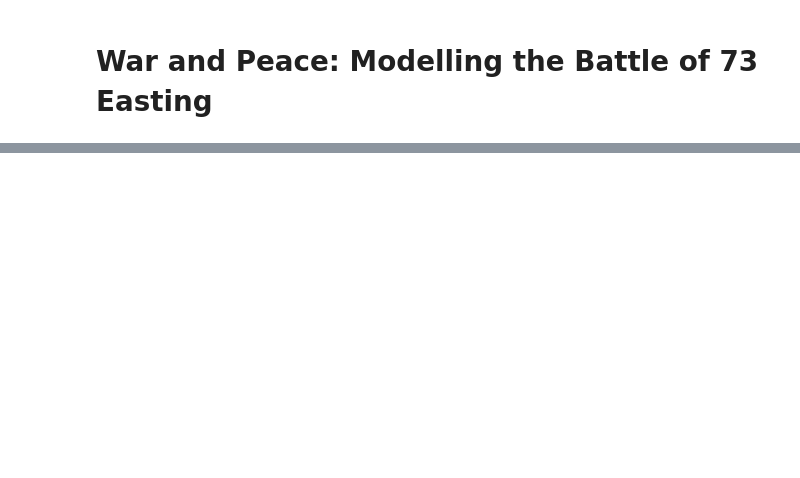
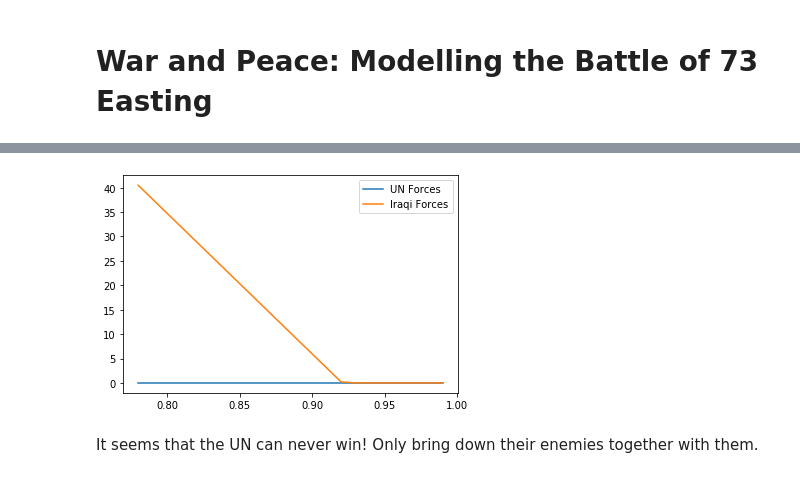
Before and after one commit to kyuyjay/CSE6730_Spring2020_73Easting, a Jupyter notebook: Project 2 Tutorial.ipynb, the cells around one changed output, grey strips where cells are left out. Saved outputs shown, nothing was run; the diff lists cells and outputs as text; code cells hidden in the pictures; blank space fills up the shorter version.

```diff
--- a/Project 2 Tutorial.ipynb
+++ b/Project 2 Tutorial.ipynb
@@ -127,0 +205,21 @@ plt.show()
+# %%
+# Vary the the probability of hit and observe its impact on the battle
+# Look at the constructor of the forces to change the probability of hit
+hit = np.arange(0.78, 1, 0.01)
+rem_un = []
+rem_iraqi = []
+for p in hit:
+    blue = UN(123,hit=p)
+    red = Iraqi(265)
+    track_un, track_iraqi = sim(F, blue, red, T_MAX)
+    rem_un.append(track_un[-1])
+    rem_iraqi.append(track_iraqi[-1])
+# %%
+plt.plot(hit, rem_un, label="UN Forces")
+plt.plot(hit, rem_iraqi, label="Iraqi Forces")
+plt.legend()
+plt.show()
+# %% [output]
+[figure, added]
+# %% [markdown]
+It seems that the UN can never win! Only bring down their enemies together with them.
```
Also changed, not shown: parts of 77 cells of this notebook, 2 other files.
